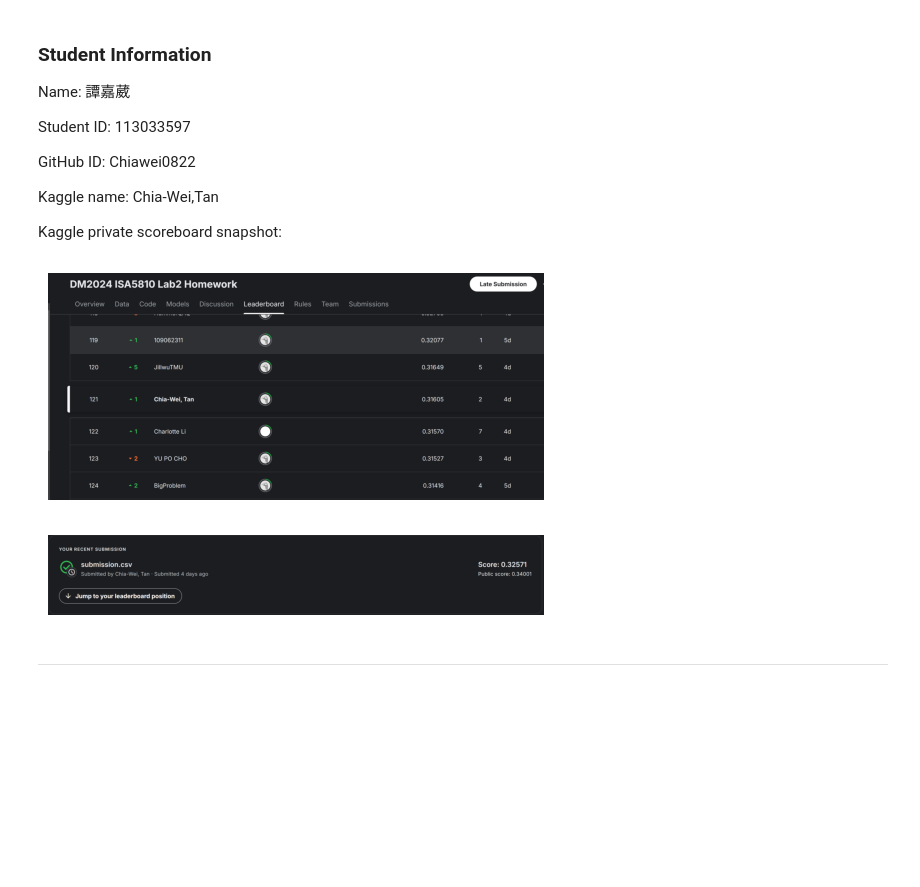
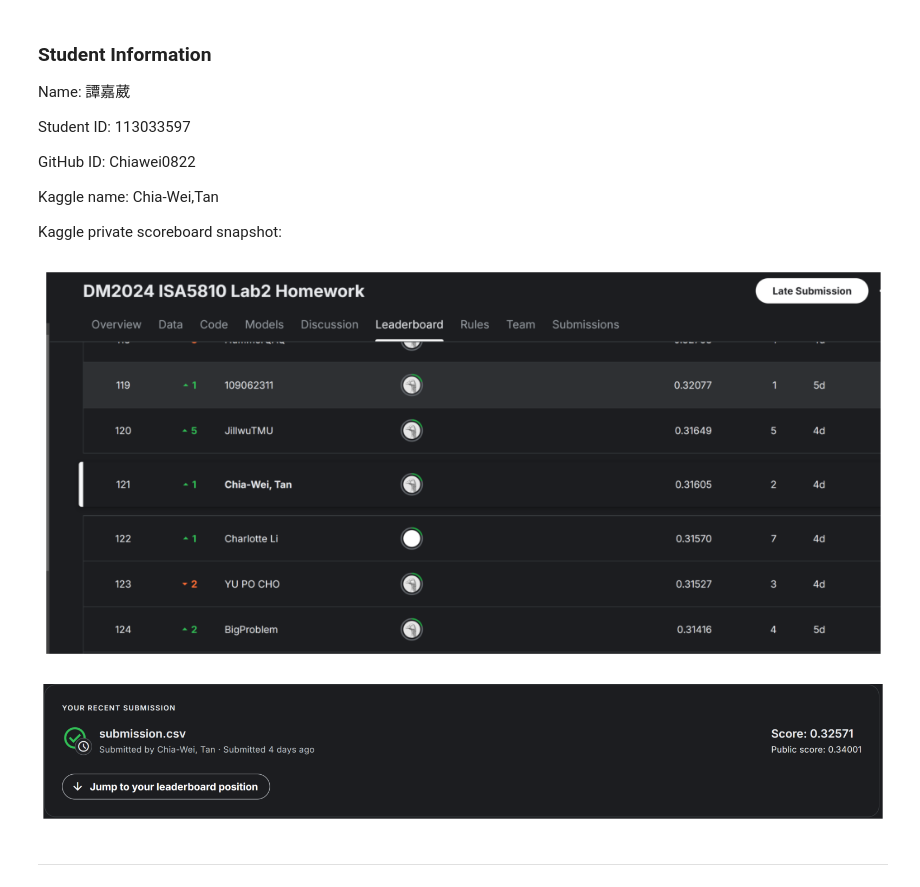
Before and after one commit to chiawei0822/DM2024-Lab2-Homework, a Jupyter notebook: DM2024-Lab2-Homework.ipynb, the cells around one changed output. Cells and saved outputs as stored; diff of their text form; code cells hidden in the pictures; blank space fills up the shorter version.

```diff
--- a/DM2024-Lab2-Homework.ipynb
+++ b/DM2024-Lab2-Homework.ipynb
@@ -12,19 +12,21 @@ Kaggle private scoreboard snapshot:
 # %%
 image_path = "rank.png"
 image_path2 = "score.png"
 import matplotlib.image as mpimg
 import matplotlib.pyplot as plt
 img = mpimg.imread(image_path)
 img2 = mpimg.imread(image_path2)
+plt.figure(figsize=(20,6))
 plt.imshow(img)
 plt.axis('off')
 plt.show()
+plt.figure(figsize=(20,6))
 plt.imshow(img2)
 plt.axis('off')
 plt.show()
 # %% [output]
-[figure, old version]
+[figure, new version]
-[figure, old version]
+[figure, new version]
 # %% [markdown]
 ---
 # %% [markdown]
```
Also changed, not shown: parts of 24 cells of this notebook.
